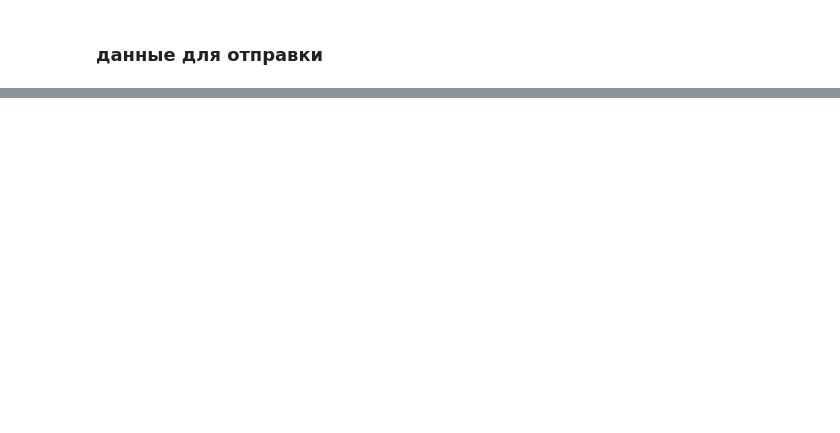
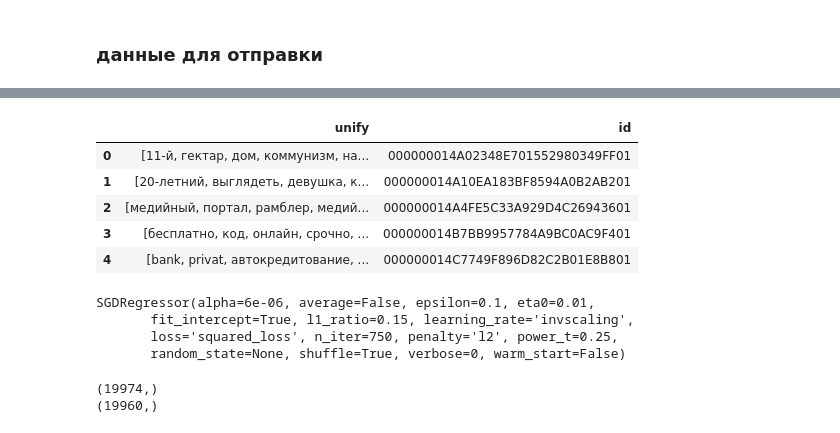
Before and after one commit to canorbal/DMIA, a Jupyter notebook: contest2/my_sol.ipynb, the cells around one changed output, grey strips where cells are left out. Drawn from its saved outputs; the diff is of its cells as text; code cells hidden in the pictures; blank space fills up the shorter version.

```diff
--- a/contest2/my_sol.ipynb
+++ b/contest2/my_sol.ipynb
@@ -344,0 +510,17 @@ y_pred = lin_reg.predict(X_test)
+# %%
+UNIFY_TEST = pd.DataFrame(tmp.groupby('id').array_of_unify.apply(lambda x: x.tolist()))
+# %%
+UNIFY_TEST['list'] = UNIFY_TEST.array_of_unify.apply(f)
+UNIFY_TEST.drop(['array_of_unify'], axis = 1, inplace=True)
+# %%
+UNIFY_TEST['id'] = UNIFY_TEST.index
+UNIFY_TEST.index = range(len(UNIFY_TEST))
+UNIFY_TEST.columns = ['unify', 'id']
+UNIFY_TEST.head()
+# %% [output]
+|  | unify | id |
+| 0 | [11-й, гектар, дом, коммунизм, на... | 000000014A02348E701552980349FF01 |
+| 1 | [20-летний, выглядеть, девушка, к... | 000000014A10EA183BF8594A0B2AB201 |
+| 2 | [медийный, портал, рамблер, медий... | 000000014A4FE5C33A929D4C26943601 |
+| 3 | [бесплатно, код, онлайн, срочно, ... | 000000014B7BB9957784A9BC0AC9F401 |
+| 4 | [bank, privat, автокредитование, ... | 000000014C7749F896D82C2B01E8B801 |
@@ -344,0 +531,8 @@ y_pred = lin_reg.predict(X_test)
+# %%
+lin_reg = linear_model.SGDRegressor(n_iter=750, alpha=0.000006)
+lin_reg.fit(morph_X, morph_y)
+# %% [output]
+SGDRegressor(alpha=6e-06, average=False, epsilon=0.1, eta0=0.01,
+       fit_intercept=True, l1_ratio=0.15, learning_rate='invscaling',
+       loss='squared_loss', n_iter=750, penalty='l2', power_t=0.25,
+       random_state=None, shuffle=True, verbose=0, warm_start=False)
@@ -345 +541,7 @@ y_pred = lin_reg.predict(X_test)
+# %%
+print urls_pred.shape
+print titles_pred.shape
+# %% [output]
+(19974,)
+(19960,)
 # %%
```
Also changed, not shown: parts of 91 cells of this notebook.
